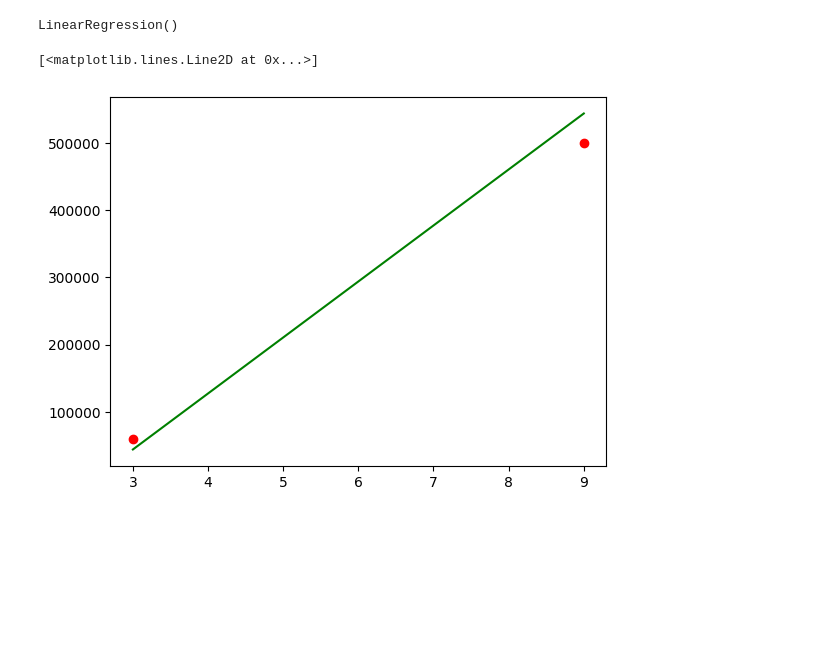
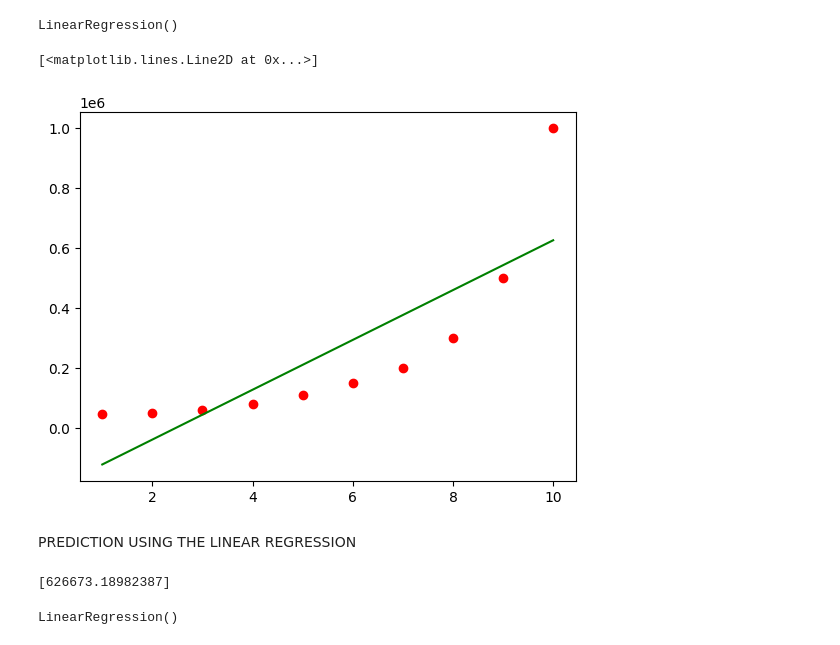
Before and after one commit to pugazhmukilan/Machine-Learning, a Jupyter notebook: Polynomical Linear Regression/Polynomial Linear Regression.ipynb, the cells around one changed output. Saved outputs shown, nothing was run; the diff lists cells and outputs as text; code cells hidden in the pictures; blank space fills up the shorter version.

```diff
--- a/Polynomical Linear Regression/Polynomial Linear Regression.ipynb
+++ b/Polynomical Linear Regression/Polynomial Linear Regression.ipynb
@@ -25,7 +25,7 @@ print(y)
  1000000]
 # %%
 from sklearn.model_selection import train_test_split
-x_train,x_test,y_train,y_test=train_test_split(x,y,test_size=0.3,random_state=0)
+x_train,x_test,y_train,y_test=train_test_split(x,y,test_size=0.2,random_state=0)
 # %%
 from sklearn.linear_model import LinearRegression
 regressor = LinearRegression()
@@ -35,8 +35,22 @@ LinearRegression()
 # %%
 y_pred = regressor.predict(x_test)
 # %%
-plt.scatter(x_test,y_test,color = 'red')
-plt.plot(x_test,y_pred,color = 'green')
+plt.scatter(x,y,color = 'red')
+plt.plot(x,regressor.predict(x),color = 'green')
 # %% [output]
 [<matplotlib.lines.Line2D at 0x...>]
-[figure, old version]
+[figure, new version]
+# %% [markdown]
+PREDICTION USING THE LINEAR REGRESSION
+# %%
+print(regressor.predict([[10]]))
+# %% [output]
+[626673.18982387]
+# %%
+from sklearn.preprocessing import  PolynomialFeatures
+poly_reg =  PolynomialFeatures(degree=6)
+x_poly = poly_reg.fit_transform(x)
+lin_reg_2 = LinearRegression()
+lin_reg_2.fit(x_poly,y)
+# %% [output]
+LinearRegression()
```
Also changed, not shown: parts of 5 cells of this notebook, 4 other files.
